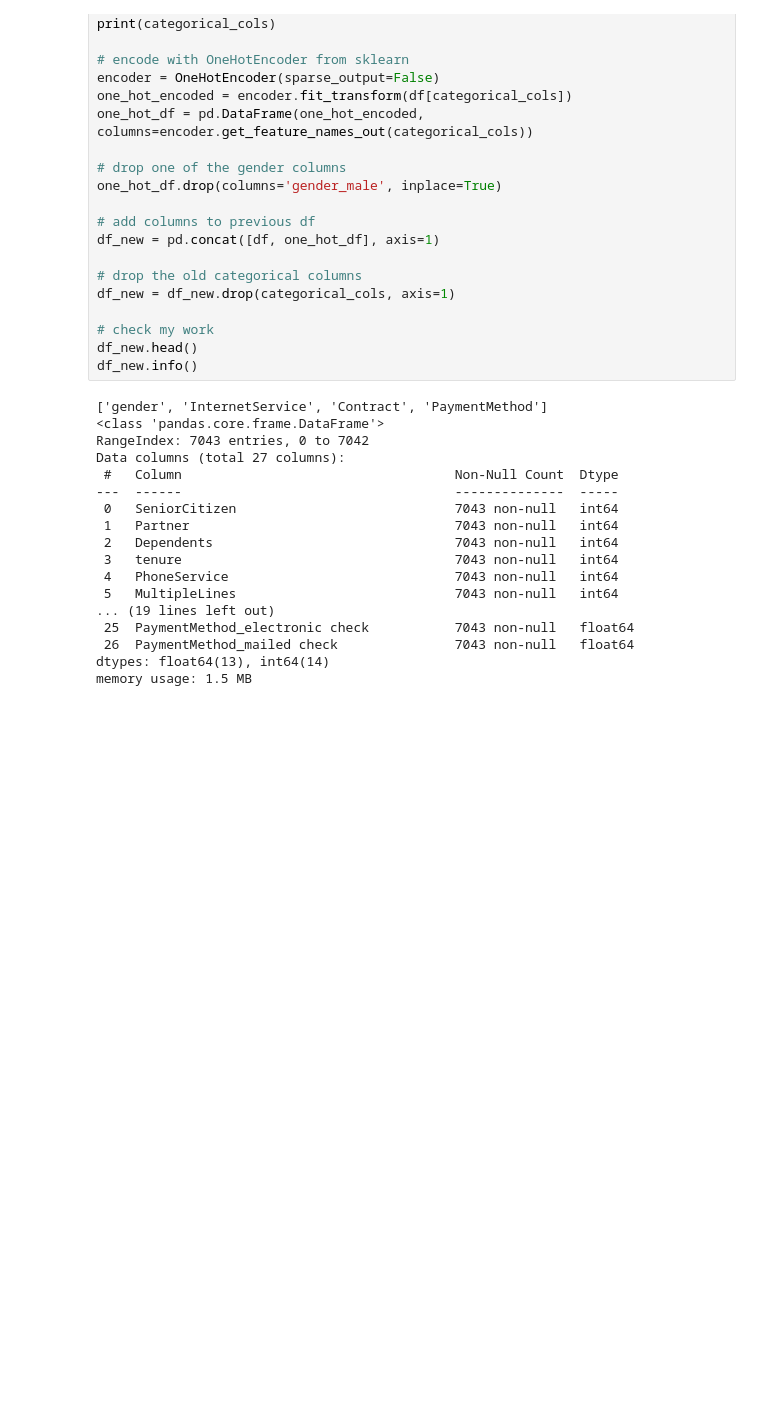
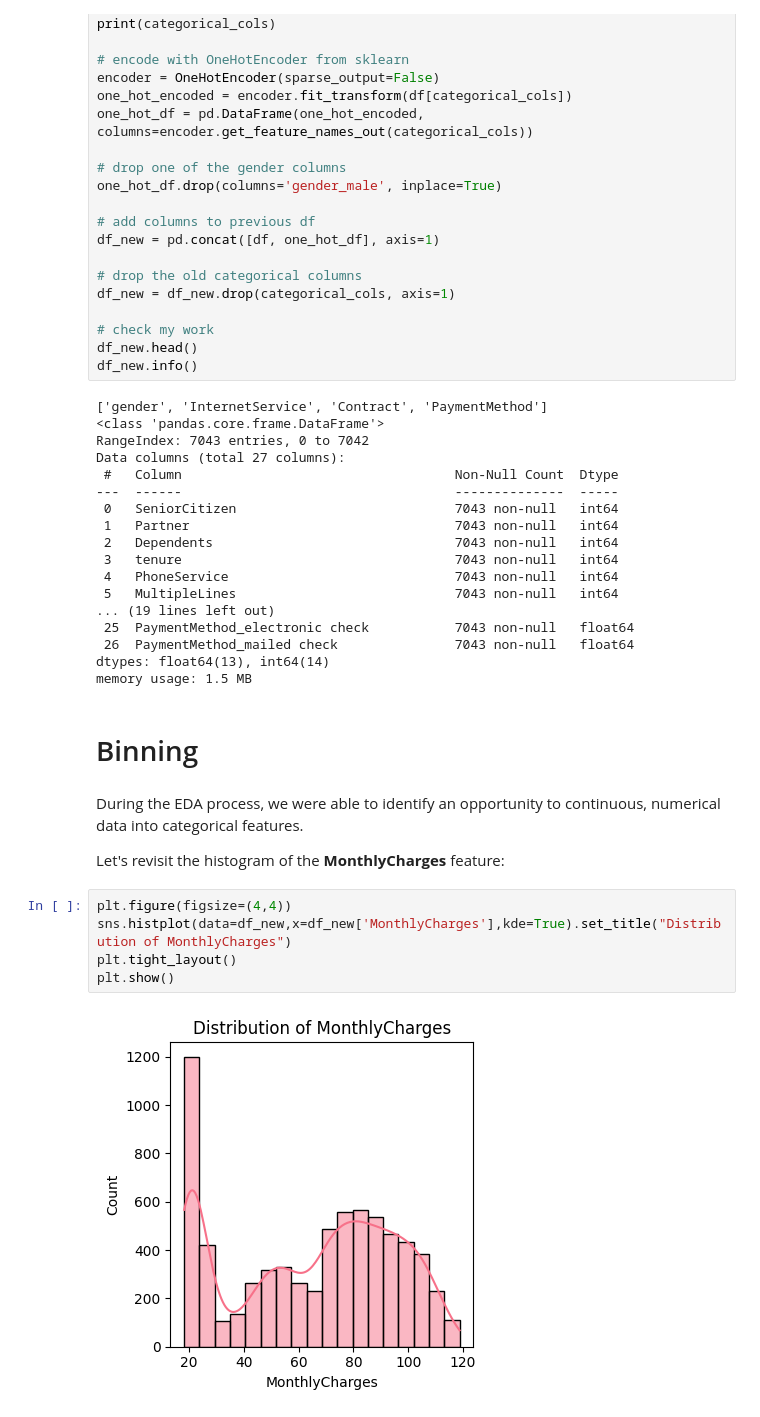
Before and after one commit to jacktorrealba/customer-churn, a Jupyter notebook: notebooks/03_feature_engineering.ipynb, the cells around one changed output. Saved outputs shown, nothing was run; the diff lists cells and outputs as text; blank space fills up the shorter version.

```diff
--- a/notebooks/03_feature_engineering.ipynb
+++ b/notebooks/03_feature_engineering.ipynb
@@ -89,3 +87,16 @@ Data columns (total 27 columns):
  26  PaymentMethod_mailed check               7043 non-null   float64
 dtypes: float64(13), int64(14)
 memory usage: 1.5 MB
+# %% [markdown]
+# Binning
+# %% [markdown]
+During the EDA process, we were able to identify an opportunity to continuous, numerical data into categorical features.
+
+Let's revisit the histogram of the **MonthlyCharges** feature:
+# %%
+plt.figure(figsize=(4,4))
+sns.histplot(data=df_new,x=df_new['MonthlyCharges'],kde=True).set_title("Distribution of MonthlyCharges")
+plt.tight_layout()
+plt.show()
+# %% [output]
+[figure, added]
```
Also changed, not shown: parts of 7 cells of this notebook, 1 other file.
